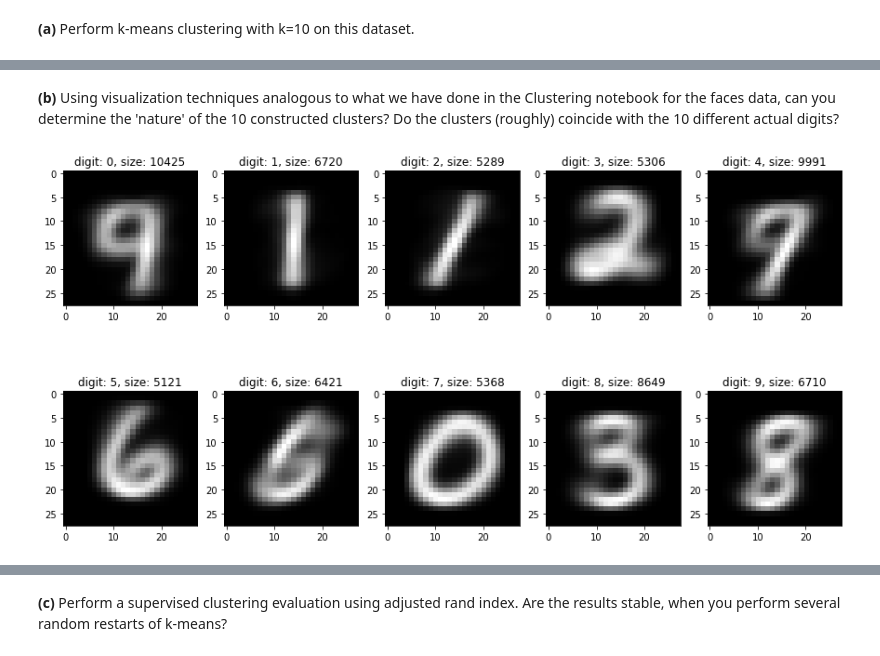
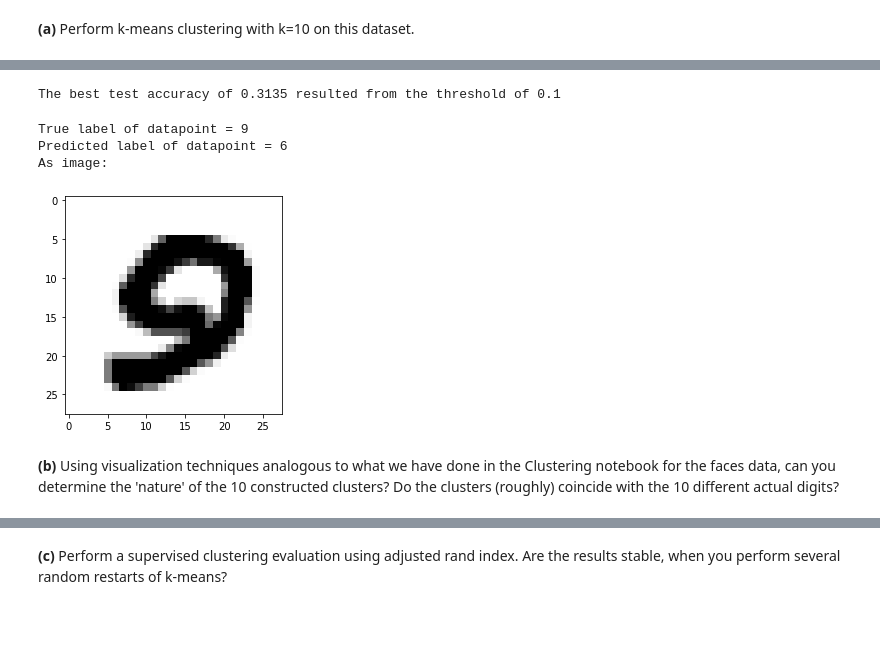
Before and after one commit to Beadhangerone/MAL, a Jupyter notebook: MAL1 Project 2022.ipynb, the cells around one changed output, grey strips where cells are left out. Saved outputs shown, nothing was run; the diff lists cells and outputs as text; code cells hidden in the pictures; blank space fills up the shorter version.

```diff
--- a/MAL1 Project 2022.ipynb
+++ b/MAL1 Project 2022.ipynb
@@ -426,12 +1303,47 @@ The accuracy is : 0.14921428571428572
+# %%
+best_test_accuracy = 0
+i = 0
+best_test_threshold = i
+best_test_clusters = 0;
+selected_test_features = []
+selection_test_mask = [];
+
+while(True):
+    try:
+        variance_thr = VarianceThreshold(i).fit(X_test)
+        clusters = KMeans(n_clusters=10, random_state=9).fit(variance_thr.fit_transform(X_test))
+    except: # it throuws an error when the threshold is too large for the data
+        break
+
+    accuracy = accuracy_score(y_test, clusters.labels_);
+
+    if(accuracy > best_test_accuracy):
+        best_test_accuracy = accuracy
+        best_test_threshold = i
+        best_test_clusters = clusters
+        selection_test_mask = variance_thr.get_support()
+
+    i = round(i + 0.01, 2)
+
+print(
+    "The best test accuracy of", best_test_accuracy,
+    "resulted from the threshold of", best_test_threshold,
+)
+# %% [output]
+The best test accuracy of 0.3135 resulted from the threshold of 0.1
+# %%
+index = 7
+print("True label of datapoint =", int(y_train[index]))
+print("Predicted label of datapoint =", int(best_clusters.labels_[index]))
+print("As image:\n")
+plt.imshow(X_train[index].reshape(28,28), cmap=plt.cm.gray_r)
+plt.show()
+# %% [output]
+True label of datapoint = 9
+Predicted label of datapoint = 6
+As image:
+[figure, added]
 # %% [markdown]
 **(b)** Using visualization techniques analogous to what we have done in the Clustering notebook
    for the faces data, can you determine the 'nature' of the 10 constructed clusters?
    Do the clusters (roughly) coincide with the 10 different actual digits?
-# %%
-fig,axes = plt.subplots(2,5, figsize=(15, 8))
-for ax,cc,i in zip (axes.ravel(),clusters.cluster_centers_,np.arange(axes.ravel().size)):
-    ax.set_title("digit: {}, size: {}".format(i,len(np.where(clusters.labels_==i)[0])))
-    ax.imshow(cc.reshape(28,28),cmap='gray')
-plt.show()
-# %% [output]
-[figure, removed]
```
Also changed, not shown: parts of 122 cells of this notebook.
